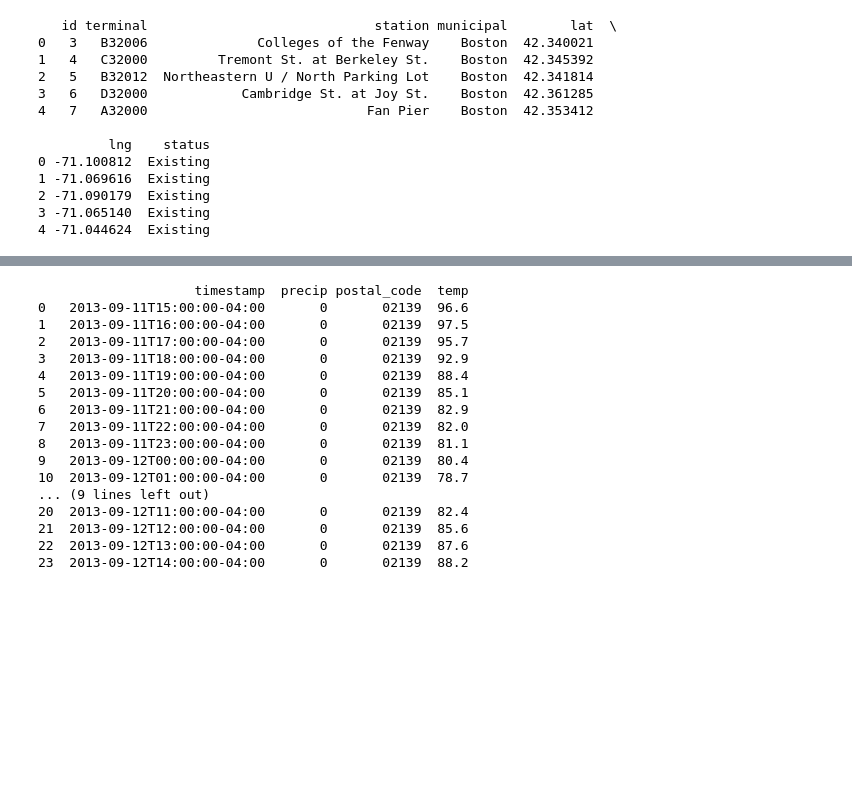
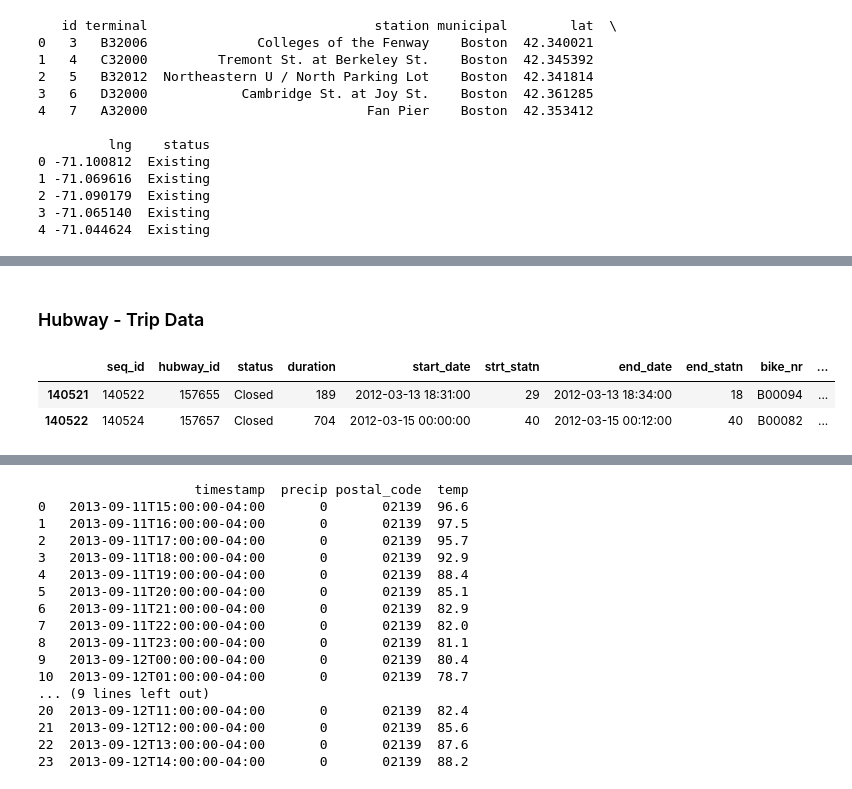
Before and after one commit to CS109Hubway/classp, a Jupyter notebook: Test_Hubway.ipynb, the cells around one changed output, grey strips where cells are left out. Cells and saved outputs as stored; diff of their text form; code cells hidden in the pictures; blank space fills up the shorter version.

```diff
--- a/Test_Hubway.ipynb
+++ b/Test_Hubway.ipynb
@@ -85,0 +71,20 @@ print trips.head()
+# %% [markdown]
+### Hubway  - Trip Data
+# %%
+#load trip data csv
+urltrips='https://raw.githubusercontent.com/CS109Hubway/classp/master/data/tripsthrough2012.csv'
+trips = pd.read_csv(urltrips)
+
+#Modify Date & Time columns
+trips.start_date = pd.to_datetime(trips.start_date)
+trips.end_date = pd.to_datetime(trips.end_date)
+trips['year'] = trips.start_date.map(lambda t: t.year)
+trips= trips.loc[trips.year == 2012]
+trips['day_date'] = trips.start_date.map(lambda t: t.date())
+trips['weekday'] = trips.day_date.map(lambda t: t.weekday())
+trips['hour'] = trips.start_date.map(lambda t: t.hour)
+trips.iloc[0:2,:]
+# %% [output]
+|  | seq_id | hubway_id | status | duration | start_date | strt_statn | end_date | end_statn | bike_nr | ... |
+| 140521 | 140522 | 157655 | Closed | 189 | 2012-03-13 18:31:00 | 29 | 2012-03-13 18:34:00 | 18 | B00094 | ... |
+| 140522 | 140524 | 157657 | Closed | 704 | 2012-03-15 00:00:00 | 40 | 2012-03-15 00:12:00 | 40 | B00082 | ... |
```
Also changed, not shown: parts of 19 cells of this notebook, 1 other file.
